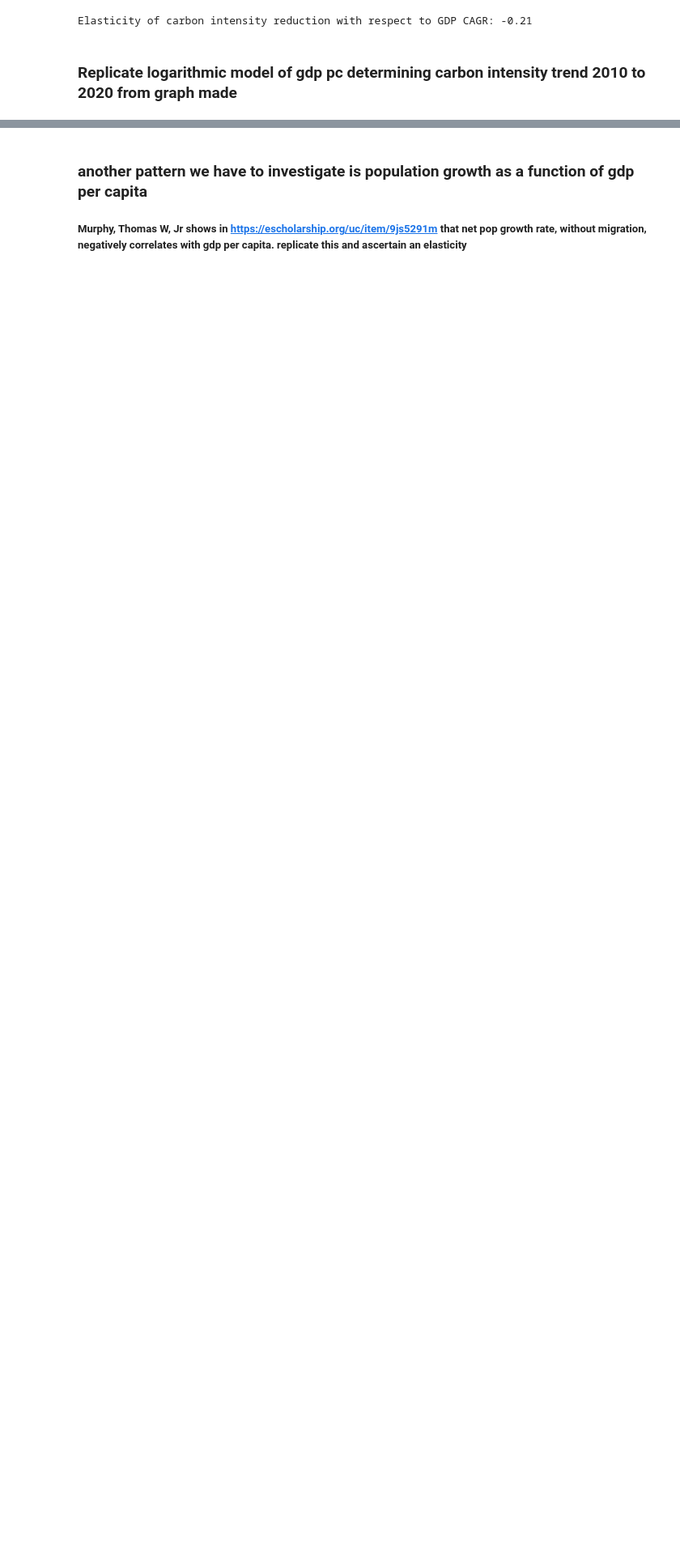
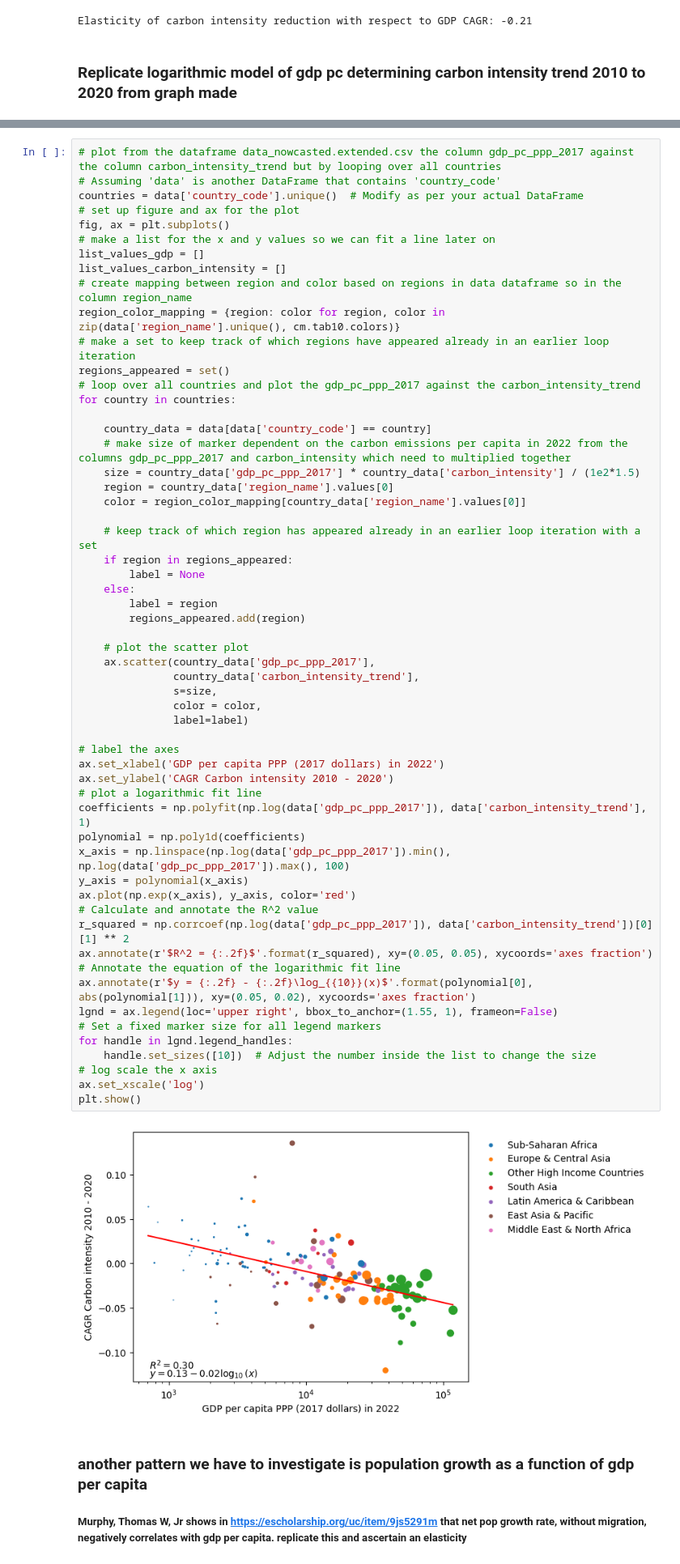
Before and after one commit to yannickoswald/convergence, a Jupyter notebook: first_data_explorations.ipynb, the cells around one changed output, grey strips where cells are left out. Shown at 81% size. Drawn from its saved outputs; the diff is of its cells as text; blank space fills up the shorter version.

```diff
--- a/first_data_explorations.ipynb
+++ b/first_data_explorations.ipynb
@@ -380,3 +338,62 @@ plt.show()
+# %%
+# plot from the dataframe data_nowcasted.extended.csv the column gdp_pc_ppp_2017 against the column carbon_intensity_trend but by looping over all countries
+# Assuming 'data' is another DataFrame that contains 'country_code'
+countries = data['country_code'].unique()  # Modify as per your actual DataFrame
+# set up figure and ax for the plot
+fig, ax = plt.subplots()
+# make a list for the x and y values so we can fit a line later on
+list_values_gdp = []
+list_values_carbon_intensity = []
+# create mapping between region and color based on regions in data dataframe so in the column region_name
+region_color_mapping = {region: color for region, color in zip(data['region_name'].unique(), cm.tab10.colors)}
+# make a set to keep track of which regions have appeared already in an earlier loop iteration
+regions_appeared = set()
+# loop over all countries and plot the gdp_pc_ppp_2017 against the carbon_intensity_trend
+for country in countries:
+
+    country_data = data[data['country_code'] == country]
+    # make size of marker dependent on the carbon emissions per capita in 2022 from the columns gdp_pc_ppp_2017 and carbon_intensity which need to multiplied together
+    size = country_data['gdp_pc_ppp_2017'] * country_data['carbon_intensity'] / (1e2*1.5)
+    region = country_data['region_name'].values[0]
+    color = region_color_mapping[country_data['region_name'].values[0]]
+
+    # keep track of which region has appeared already in an earlier loop iteration with a set
+    if region in regions_appeared:
+        label = None
+    else:
+        label = region
+        regions_appeared.add(region)
+
+    # plot the scatter plot
+    ax.scatter(country_data['gdp_pc_ppp_2017'],
+               country_data['carbon_intensity_trend'],
+               s=size,
+               color = color,
+               label=label)
+
+# label the axes
+ax.set_xlabel('GDP per capita PPP (2017 dollars) in 2022')
+ax.set_ylabel('CAGR Carbon intensity 2010 - 2020')
+# plot a logarithmic fit line
+coefficients = np.polyfit(np.log(data['gdp_pc_ppp_2017']), data['carbon_intensity_trend'], 1)
+polynomial = np.poly1d(coefficients)
+x_axis = np.linspace(np.log(data['gdp_pc_ppp_2017']).min(), np.log(data['gdp_pc_ppp_2017']).max(), 100)
+y_axis = polynomial(x_axis)
+ax.plot(np.exp(x_axis), y_axis, color='red')
+# Calculate and annotate the R^2 value
+r_squared = np.corrcoef(np.log(data['gdp_pc_ppp_2017']), data['carbon_intensity_trend'])[0][1] ** 2
+ax.annotate(r'$R^2 = {:.2f}$'.format(r_squared), xy=(0.05, 0.05), xycoords='axes fraction')
+# Annotate the equation of the logarithmic fit line
+ax.annotate(r'$y = {:.2f} - {:.2f}\log_{{10}}(x)$'.format(polynomial[0], abs(polynomial[1])), xy=(0.05, 0.02), xycoords='axes fraction')
+lgnd = ax.legend(loc='upper right', bbox_to_anchor=(1.55, 1), frameon=False)
+# Set a fixed marker size for all legend markers
+for handle in lgnd.legend_handles:
+    handle.set_sizes([10])  # Adjust the number inside the list to change the size
+# log scale the x axis
+ax.set_xscale('log')
+plt.show()
+# %% [output]
+[figure, added]
 # %% [markdown]
 ### another pattern we have to investigate is population growth as a function of gdp per capita
 ##### Murphy, Thomas W, Jr shows in https://escholarship.org/uc/item/9js5291m that net pop growth rate, without migration, negatively correlates with gdp per capita. replicate this and ascertain an elasticity
```
Also changed, not shown: parts of 3 cells of this notebook.
